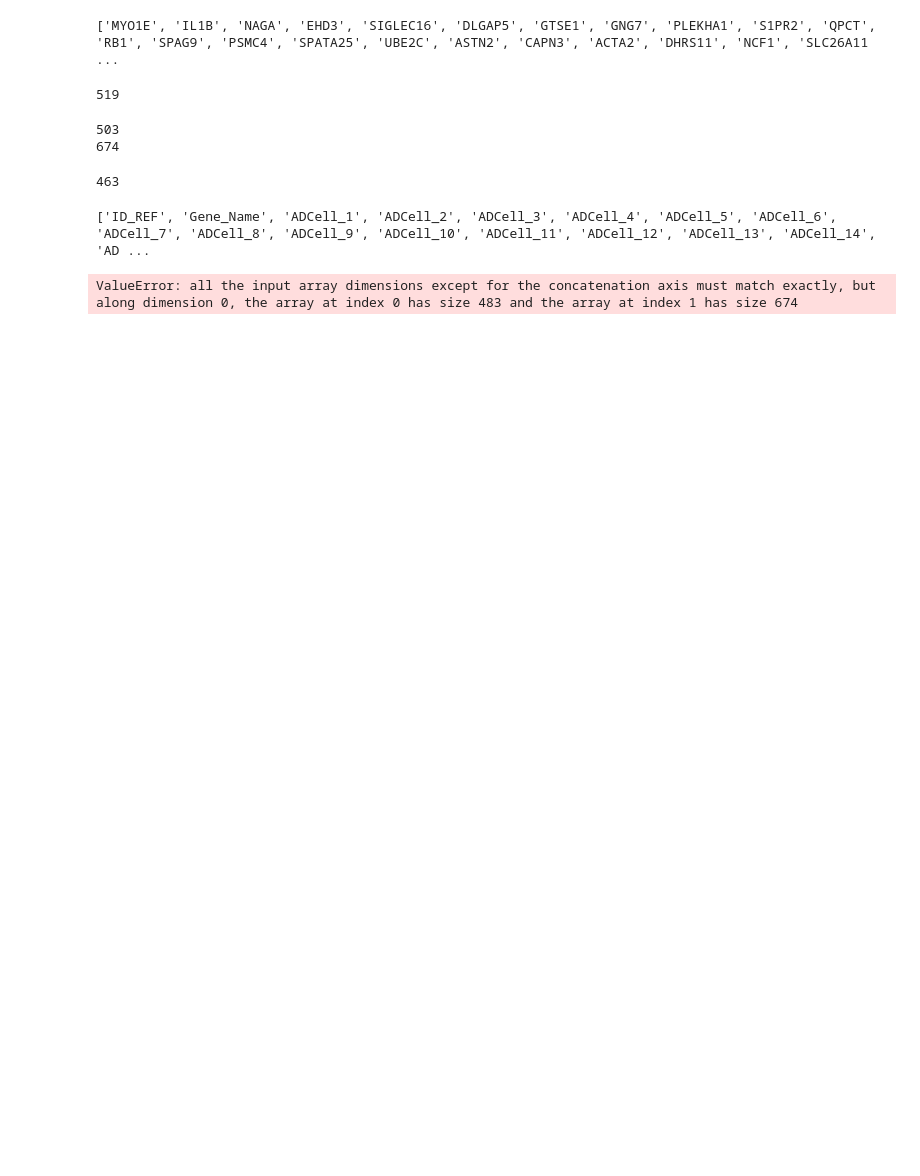
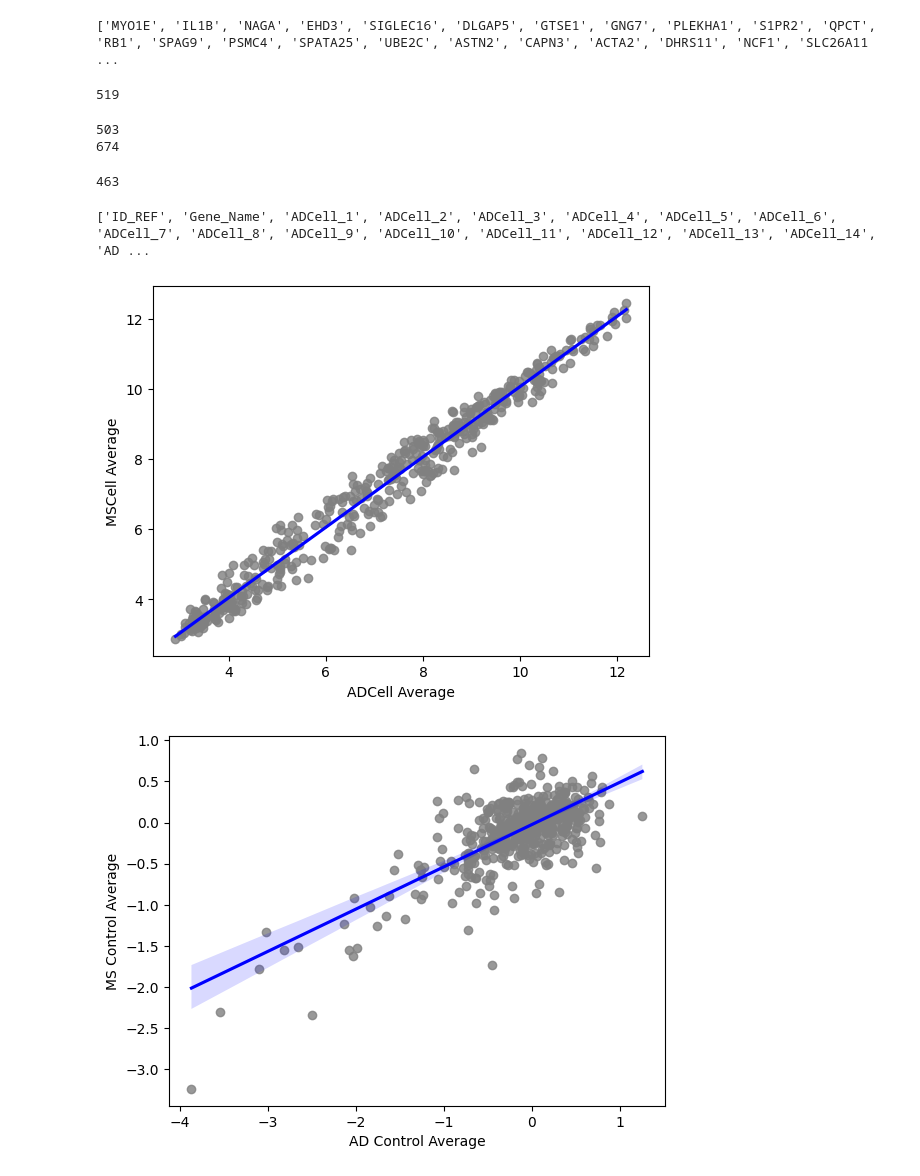
Before and after one commit to dbstjrgus/GIDAS, a Jupyter notebook: gidasReg.ipynb, the cells around one changed output. Cells and saved outputs as stored; diff of their text form; code cells hidden in the pictures; blank space fills up the shorter version.

```diff
--- a/gidasReg.ipynb
+++ b/gidasReg.ipynb
@@ -72,36 +72,37 @@ cell_vals_AD = []
 control_vals_AD = []
 cell_vals_MS = []
 control_vals_MS = []
 
 
 
 filtered_AD = ADCell[ADCell["validation"] == True]
 filtered_AD = filtered_AD[filtered_AD["Gene_Name"].isin(intersection)]
 filtered_MS = MSCell[MSCell["validation"] == True]
 filtered_MS = filtered_MS[filtered_MS["Gene_Name"].isin(intersection)]
 filtered_AD = filtered_AD.sort_values("Gene_Name")
 filtered_MS = filtered_MS.sort_values("Gene_Name")
 
 for row in filtered_AD.itertuples():
     cell_vals_AD.append(row.cell_avg)
     control_vals_AD.append(row.control_avg)
 for row in filtered_MS.itertuples():
     cell_vals_MS.append(row.cell_avg)
     control_vals_MS.append(row.control_avg)
 
-sns.regplot(x = cell_vals_AD, y = cell_vals_MS, scatter_kws={"color": "gray"},
+sns.regplot(x = cell_vals_AD, y = control_vals_AD, scatter_kws={"color": "gray"},
     line_kws={"color": "blue"})
 plt.xlabel("ADCell Average")
 plt.ylabel("MSCell Average")
 plt.show()
 
-sns.regplot(x = control_vals_AD, y = control_vals_MS, scatter_kws={"color": "gray"},
+sns.regplot(x = cell_vals_MS, y = control_vals_MS, scatter_kws={"color": "gray"},
     line_kws={"color": "blue"})
 plt.xlabel("AD Control Average")
 plt.ylabel("MS Control Average")
 plt.show()
 # %% [output]
-ValueError: all the input array dimensions except for the concatenation axis must match exactly, but along dimension 0, the array at index 0 has size 483 and the array at index 1 has size 674
+[figure, added]
+[figure, added]
 # %%
 
 
```
